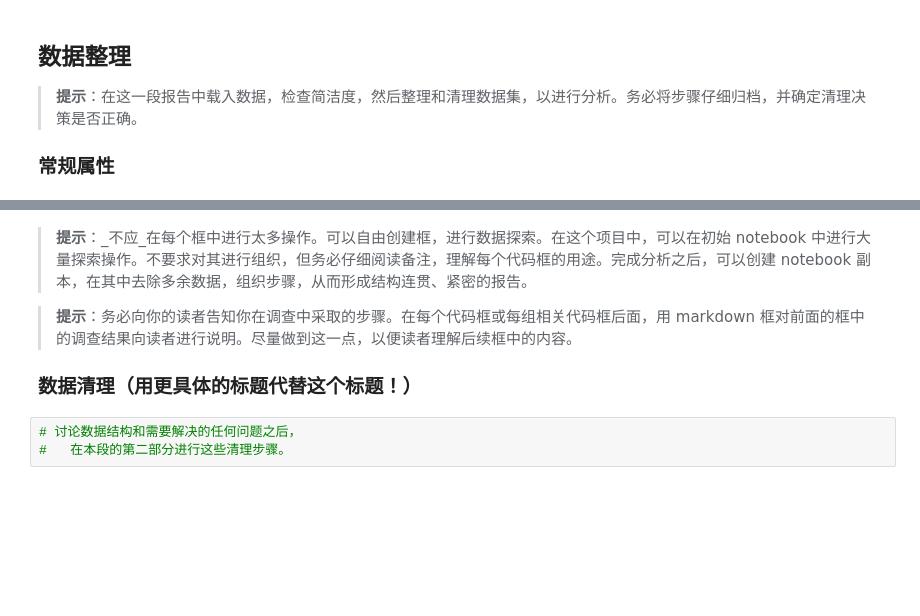
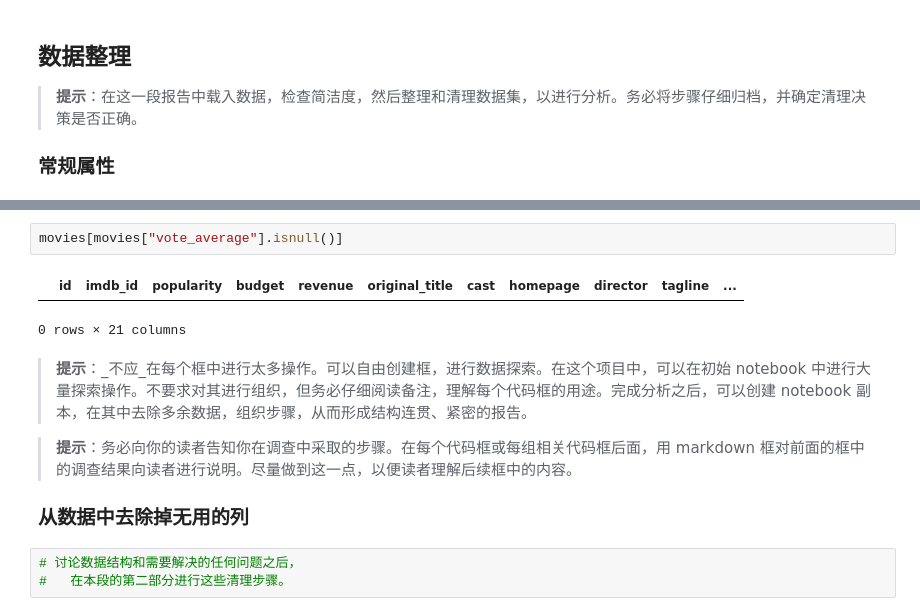
Before and after one commit to hugo626/data-analyst-nanodegree-investigate, a Jupyter notebook: Investigate-a-Dataset-zh.ipynb, the cells around one changed output, grey strips where cells are left out. Cells and saved outputs as stored; diff of their text form; blank space fills up the shorter version.

```diff
--- a/Investigate-a-Dataset-zh.ipynb
+++ b/Investigate-a-Dataset-zh.ipynb
@@ -59,9 +117,14 @@ memory usage: 1.7+ MB
+# %%
+movies[movies["vote_average"].isnull()]
+# %% [output]
+|  | id | imdb_id | popularity | budget | revenue | original_title | cast | homepage | director | tagline | ... |
+0 rows × 21 columns
 # %% [markdown]
 > **提示**：_不应_在每个框中进行太多操作。可以自由创建框，进行数据探索。在这个项目中，可以在初始 notebook 中进行大量探索操作。不要求对其进行组织，但务必仔细阅读备注，理解每个代码框的用途。完成分析之后，可以创建 notebook 副本，在其中去除多余数据，组织步骤，从而形成结构连贯、紧密的报告。
 
 > **提示**：务必向你的读者告知你在调查中采取的步骤。在每个代码框或每组相关代码框后面，用 markdown 框对前面的框中的调查结果向读者进行说明。尽量做到这一点，以便读者理解后续框中的内容。
 
-### 数据清理（用更具体的标题代替这个标题！）
+### 从数据中去除掉无用的列
 # %%
 # 讨论数据结构和需要解决的任何问题之后，
 #   在本段的第二部分进行这些清理步骤。
```
Also changed, not shown: parts of 9 cells of this notebook, 1 other file.
